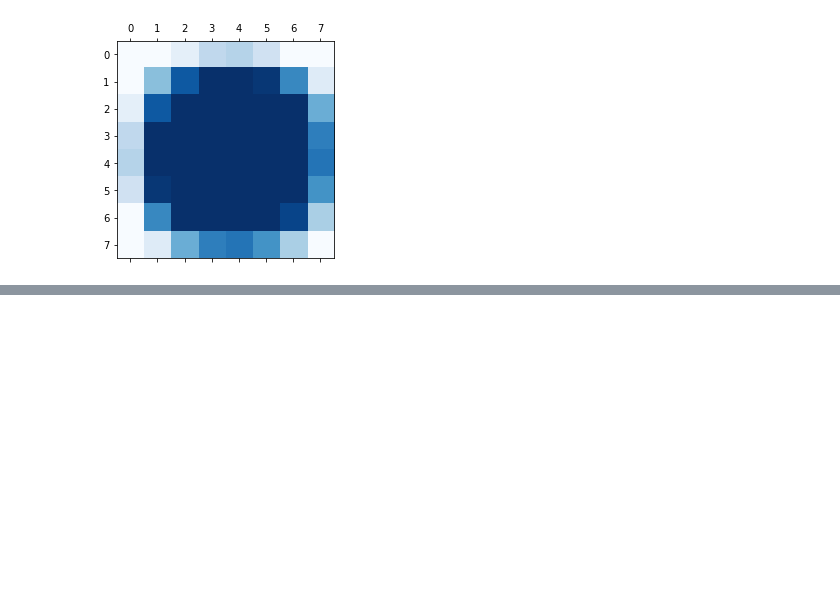
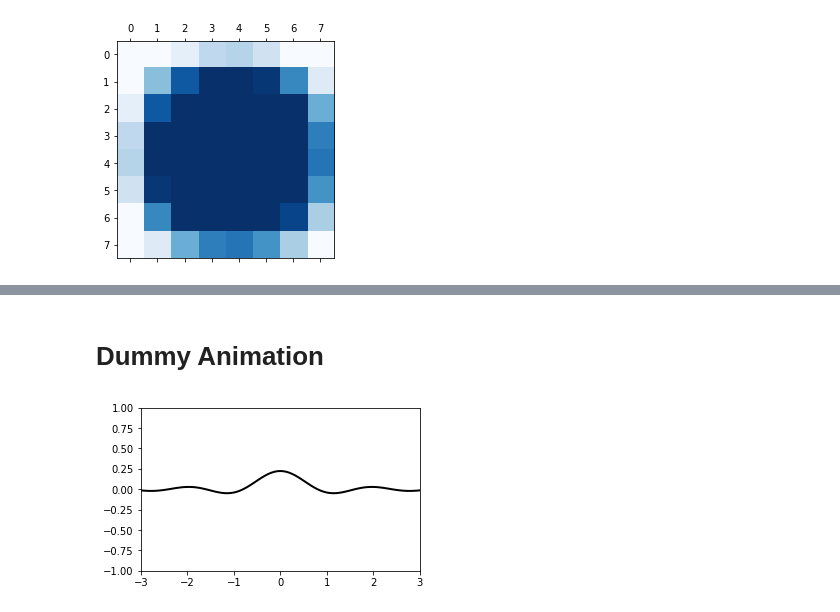
Before and after one commit to blakeelias/multi_scale_pandemic, a Jupyter notebook: Visualizations.ipynb, the cells around one changed output, grey strips where cells are left out. Cells and saved outputs as stored; diff of their text form; code cells hidden in the pictures; blank space fills up the shorter version.

Commit message:
Add dummy animation

```diff
--- a/Visualizations.ipynb
+++ b/Visualizations.ipynb
@@ -113,3 +116,9 @@ for t, N_b_t in enumerate(results['N_bs'][1]):
 #M_b_1 #        -->
 #...
 #M_b_n
+# %% [markdown]
+# Dummy Animation
+# %%
+visualize.dummy_animate()
+# %% [output]
+[figure, added]
```
Also changed, not shown: parts of 8 cells of this notebook, 2 other files.
